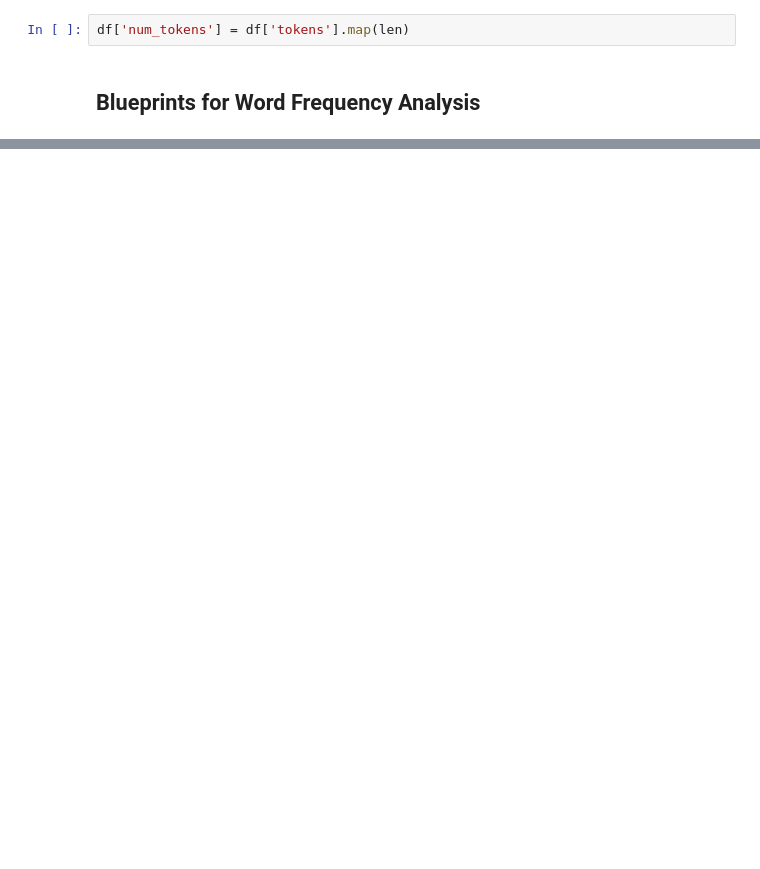
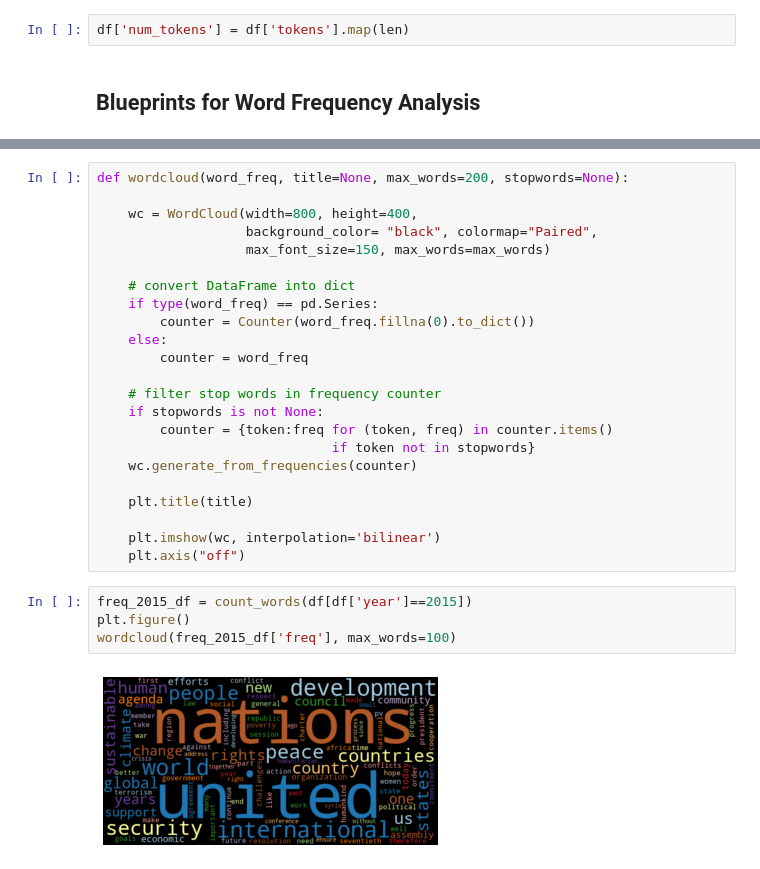
Before and after one commit to lkarjun/Text-Analysis-Workouts, a Jupyter notebook: 1. Gaining Early Insights from Textual Data/notebook.ipynb, the cells around one changed output, grey strips where cells are left out. Cells and saved outputs as stored; diff of their text form; blank space fills up the shorter version.

```diff
--- a/1. Gaining Early Insights from Textual Data/notebook.ipynb
+++ b/1. Gaining Early Insights from Textual Data/notebook.ipynb
@@ -160,0 +260,29 @@ df['num_tokens'] = df['tokens'].map(len)
+# %%
+def wordcloud(word_freq, title=None, max_words=200, stopwords=None):
+
+    wc = WordCloud(width=800, height=400,
+                   background_color= "black", colormap="Paired",
+                   max_font_size=150, max_words=max_words)
+
+    # convert DataFrame into dict
+    if type(word_freq) == pd.Series:
+        counter = Counter(word_freq.fillna(0).to_dict())
+    else:
+        counter = word_freq
+
+    # filter stop words in frequency counter
+    if stopwords is not None:
+        counter = {token:freq for (token, freq) in counter.items()
+                              if token not in stopwords}
+    wc.generate_from_frequencies(counter)
+
+    plt.title(title)
+
+    plt.imshow(wc, interpolation='bilinear')
+    plt.axis("off")
+# %%
+freq_2015_df = count_words(df[df['year']==2015])
+plt.figure()
+wordcloud(freq_2015_df['freq'], max_words=100)
+# %% [output]
+[figure, added]
```
Also changed, not shown: parts of 22 cells of this notebook.
